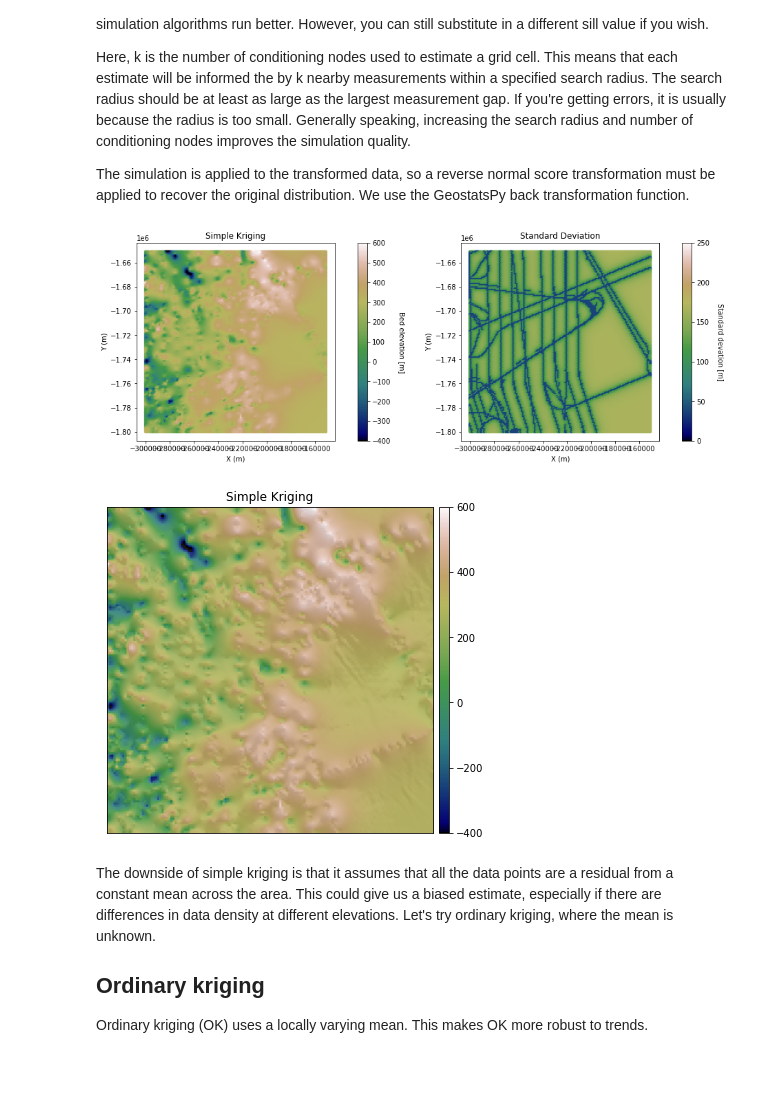
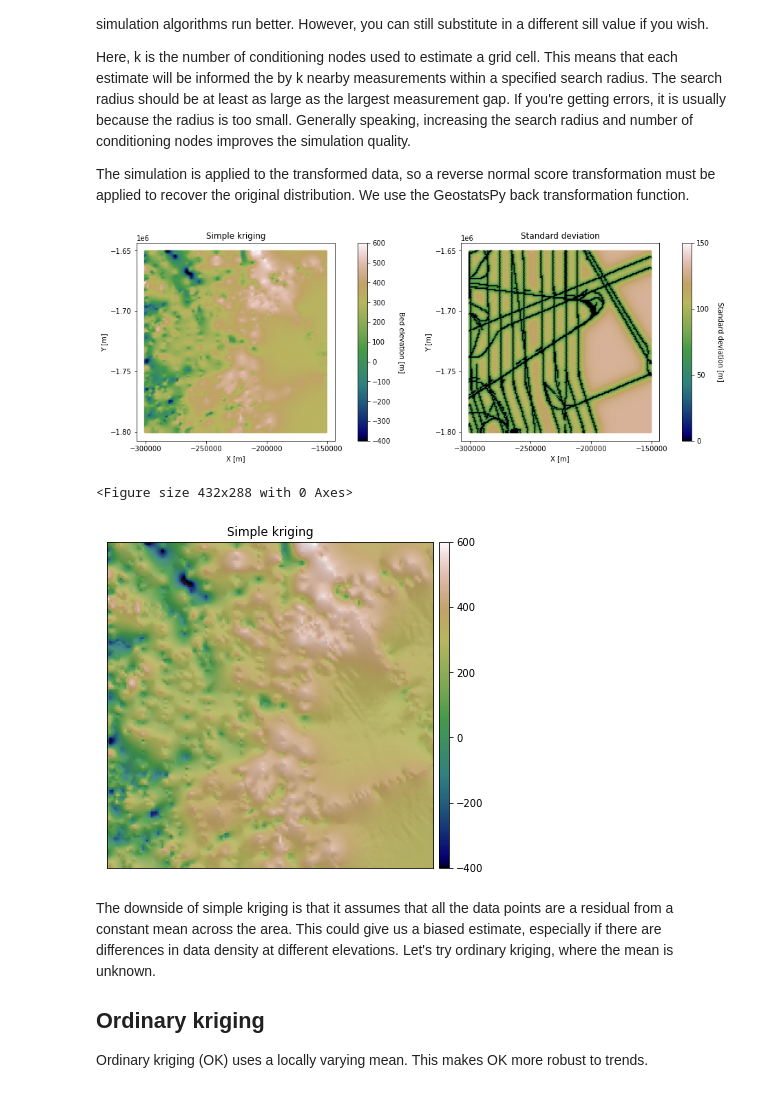
Before and after one commit to GatorGlaciology/GStatSim, a Jupyter notebook: GStat-Sim/3_Simple_kriging_and_ordinary_kriging.ipynb, the cells around one changed output. Saved outputs shown, nothing was run; the diff lists cells and outputs as text; code cells hidden in the pictures.

Commit message:
kriging variance edit

```diff
--- a/GStat-Sim/3_Simple_kriging_and_ordinary_kriging.ipynb
+++ b/GStat-Sim/3_Simple_kriging_and_ordinary_kriging.ipynb
@@ -115,34 +115,38 @@ vr = tvbed; vrg = tnsbed; ltail = 1; utail = 1; zmin = -4; zmax = 4; ltpar = -15
 
 # transformation
 spred_trans = geostats.backtr(df_skrige,'pred',vr,vrg,zmin,zmax,ltail,ltpar,utail,utpar)
-sstd_trans = geostats.backtr(df_sstd,'std',vr,vrg,zmin,zmax,ltail,ltpar,utail,utpar) - np.mean(df_grid['Bed'])
-# note that the mean of the data is subtracted from the standard deviation to ensure that it is properly shifted
+sstd_trans = geostats.backtr(df_sstd,'std',vr,vrg,zmin,zmax,ltail,ltpar,utail,utpar)
+sstd_trans = sstd_trans - np.min(sstd_trans)
+# note that the minimum of the data is subtracted from the standard deviation to ensure that it is properly shifted
 # %%
 # plot results
+fig = plt.figure()
 plt.subplot(121)
 im = plt.scatter(Pred_grid_xy[:,0],Pred_grid_xy[:,1], c = spred_trans, vmin = -400, vmax = 600, marker=".", s = 50,
                 cmap = 'gist_earth')       # scatter plot for location map
-plt.title('Simple Kriging')                                    # add plot title
-plt.xlabel('X (m)'); plt.ylabel('Y (m)')                          # set axis labels
+plt.title('Simple kriging')                                    # add plot title
+plt.xlabel('X [m]'); plt.ylabel('Y [m]')                          # set axis labels
+plt.locator_params(nbins=5)# set axis labels
 cbar = plt.colorbar(im, orientation="vertical", ticks=np.linspace(-400, 600, 11)) # add vertical color bar
 cbar.set_label("Bed elevation [m]", rotation=270, labelpad=20)      # add labels to the color bar
 plt.subplots_adjust(left=0.0, bottom=0.0, right=1.0, top=1.0) # adjust the plot size
 plt.axis('scaled')
 
 plt.subplot(122)
-im = plt.scatter(Pred_grid_xy[:,0],Pred_grid_xy[:,1], c = sstd_trans, vmin = 0, vmax = 250, marker=".", s = 50,
+im = plt.scatter(Pred_grid_xy[:,0],Pred_grid_xy[:,1], c = sstd_trans, vmin = 0, vmax = 150, marker=".", s = 50,
                 cmap = 'gist_earth')       # scatter plot for location map
-plt.title('Standard Deviation')                                    # add plot title
-plt.xlabel('X (m)'); plt.ylabel('Y (m)')                          # set axis labels
+plt.title('Standard deviation')                                    # add plot title
+plt.xlabel('X [m]'); plt.ylabel('Y [m]')                          # set axis labels
+plt.locator_params(nbins=5)# set axis labels
 cbar = plt.colorbar(im, orientation="vertical", ticks=np.linspace(0, 250, 6)) # add vertical color bar
-cbar.set_label("Standard devation [m]", rotation=270, labelpad=20)      # add labels to the color bar
+cbar.set_label("Standard deviation [m]", rotation=270, labelpad=20)      # add labels to the color bar
 plt.subplots_adjust(left=0.0, bottom=0.0, right=1.0, top=1.0) # adjust the plot size
 plt.axis('scaled')
 
 plt.subplots_adjust(left=0.0, bottom=0.0, right=2.0, top=1.0, wspace=0.2, hspace=0.3)
 plt.show()
 # %% [output]
-[figure, old version]
+[figure, new version]
 # %%
 # make hillshade plot for visualizing
 
@@ -154,15 +158,17 @@ elevation = elevation
 
 hillshade = es.hillshade(elevation, azimuth = 210, altitude = 10) # hillshade
 
+fig = plt.figure()
 fig, ax = plt.subplots(figsize=(10, 6))
 ep.plot_bands(
     elevation,
     ax=ax,
     cmap="gist_earth",
-    title="Simple Kriging",
+    title="Simple kriging",
     vmin = -400, vmax = 600,
 )
 ax.imshow(hillshade, cmap="Greys", alpha=0.1)
 plt.show()
 # %% [output]
+<Figure size 432x288 with 0 Axes>
 [figure]
```
Also changed, not shown: parts of 6 cells of this notebook.
